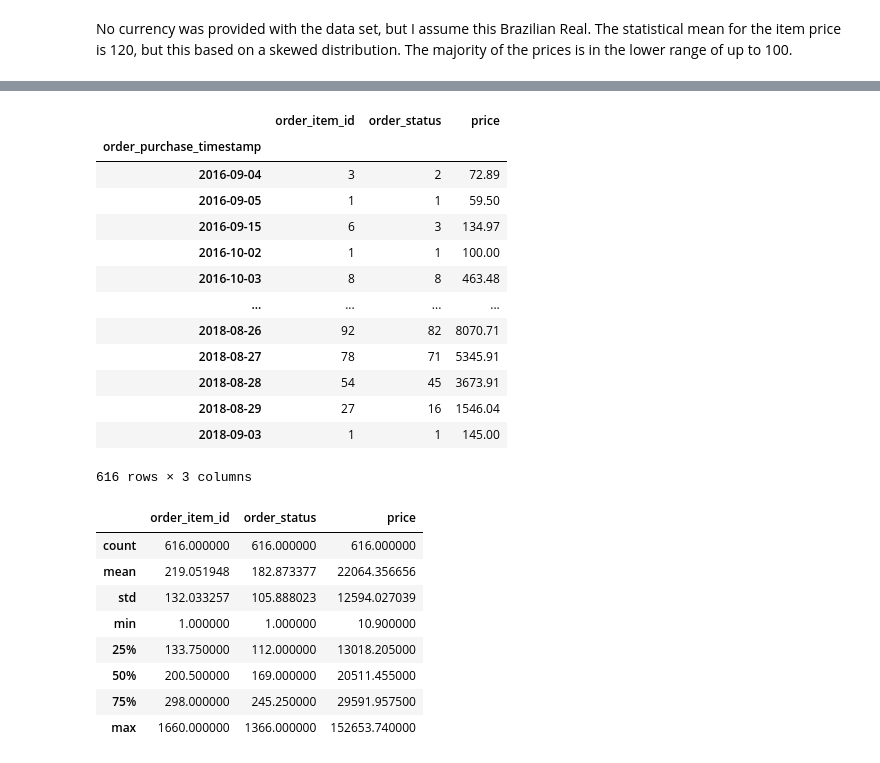
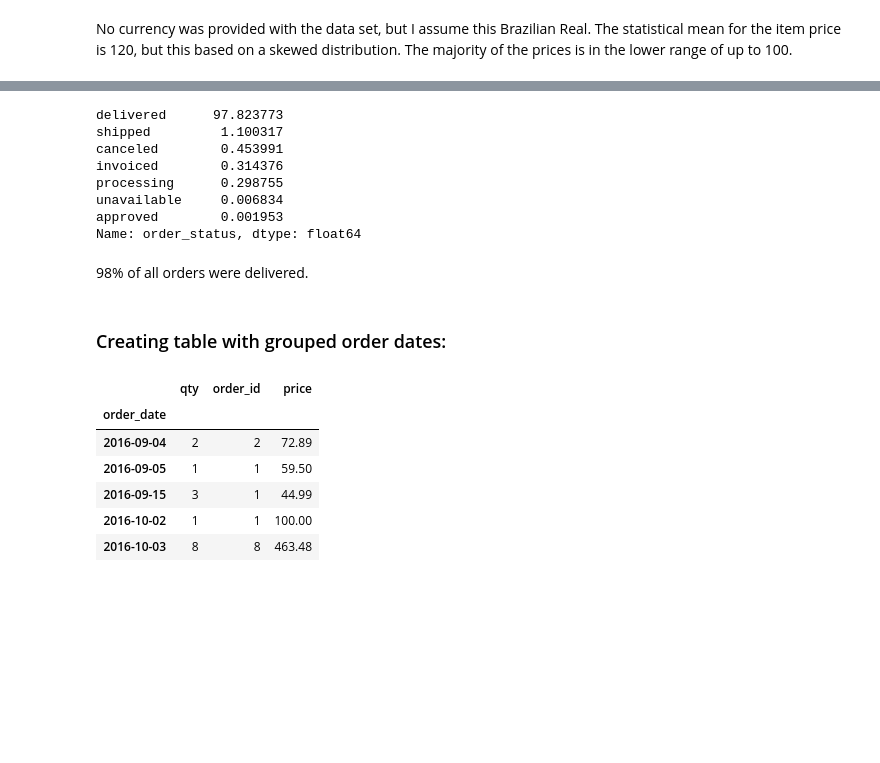
Before and after one commit to LarsTinnefeld/olist_ecom_analysis, a Jupyter notebook: olist_analysis.ipynb, the cells around one changed output, grey strips where cells are left out. Saved outputs shown, nothing was run; the diff lists cells and outputs as text; code cells hidden in the pictures; blank space fills up the shorter version.

```diff
--- a/olist_analysis.ipynb
+++ b/olist_analysis.ipynb
@@ -314,5 +330,5 @@ In warehousing an order table usually contains the orders with their associated
 # %%
-df_orders_merged = df_orders.merge(df_order_items, on='order_id')
+df_orders_merged = df_orders.merge(df_order_items_consolidated, on='order_id')
 # %%
 df_orders_merged.info()
 # %% [output]
@@ -360,0 +379,4 @@ len(df_order_items)/len(df_orders_merged['product_id'].unique())
+# %%
+df_orders_merged.rename(columns={'order_purchase_timestamp':'order_date', 'order_estimated_delivery_date': 'delivery_date', 'product_id': 'SKU_id', 'order_item_id': 'qty'}, inplace=True)
+# %%
+df_orders_merged.drop(['order_delivered_carrier_date', 'order_delivered_customer_date', 'order_approved_at', 'shipping_limit_date'], axis=1, inplace=True)
@@ -380,31 +415,27 @@ No currency was provided with the data set, but I assume this Brazilian Real. Th
+# %%
+df_orders_merged['order_status'].value_counts()/len(df_orders_merged)*100
+# %% [output]
+delivered      97.823773
+shipped         1.100317
+canceled        0.453991
+invoiced        0.314376
+processing      0.298755
+unavailable     0.006834
+approved        0.001953
+Name: order_status, dtype: float64
+# %% [markdown]
+98% of all orders were delivered.
+# %% [markdown]
+### Creating table with grouped order dates:
 # %%
-df_orders_daily = df_orders_merged.groupby('order_purchase_timestamp').agg({'order_item_id':'sum', 'order_status':'count', 'price':'sum'})
+df_orders_daily = df_orders_merged.groupby('order_date').agg({'qty':'sum', 'order_id':'count', 'price':'sum'})
 # %%
-df_orders_daily
+df_orders_daily.head()
 # %% [output]
-|  | order_item_id | order_status | price |
-| order_purchase_timestamp |  |  |  |
-| 2016-09-04 | 3 | 2 | 72.89 |
+|  | qty | order_id | price |
+| order_date |  |  |  |
+| 2016-09-04 | 2 | 2 | 72.89 |
 | 2016-09-05 | 1 | 1 | 59.50 |
-| 2016-09-15 | 6 | 3 | 134.97 |
+| 2016-09-15 | 3 | 1 | 44.99 |
 | 2016-10-02 | 1 | 1 | 100.00 |
 | 2016-10-03 | 8 | 8 | 463.48 |
-| ... | ... | ... | ... |
-| 2018-08-26 | 92 | 82 | 8070.71 |
-| 2018-08-27 | 78 | 71 | 5345.91 |
-| 2018-08-28 | 54 | 45 | 3673.91 |
-| 2018-08-29 | 27 | 16 | 1546.04 |
-| 2018-09-03 | 1 | 1 | 145.00 |
-616 rows × 3 columns
-# %%
-df_orders_daily.describe()
-# %% [output]
-|  | order_item_id | order_status | price |
-| count | 616.000000 | 616.000000 | 616.000000 |
-| mean | 219.051948 | 182.873377 | 22064.356656 |
-| std | 132.033257 | 105.888023 | 12594.027039 |
-| min | 1.000000 | 1.000000 | 10.900000 |
-| 25% | 133.750000 | 112.000000 | 13018.205000 |
-| 50% | 200.500000 | 169.000000 | 20511.455000 |
-| 75% | 298.000000 | 245.250000 | 29591.957500 |
-| max | 1660.000000 | 1366.000000 | 152653.740000 |
```
Also changed, not shown: parts of 39 cells of this notebook.
